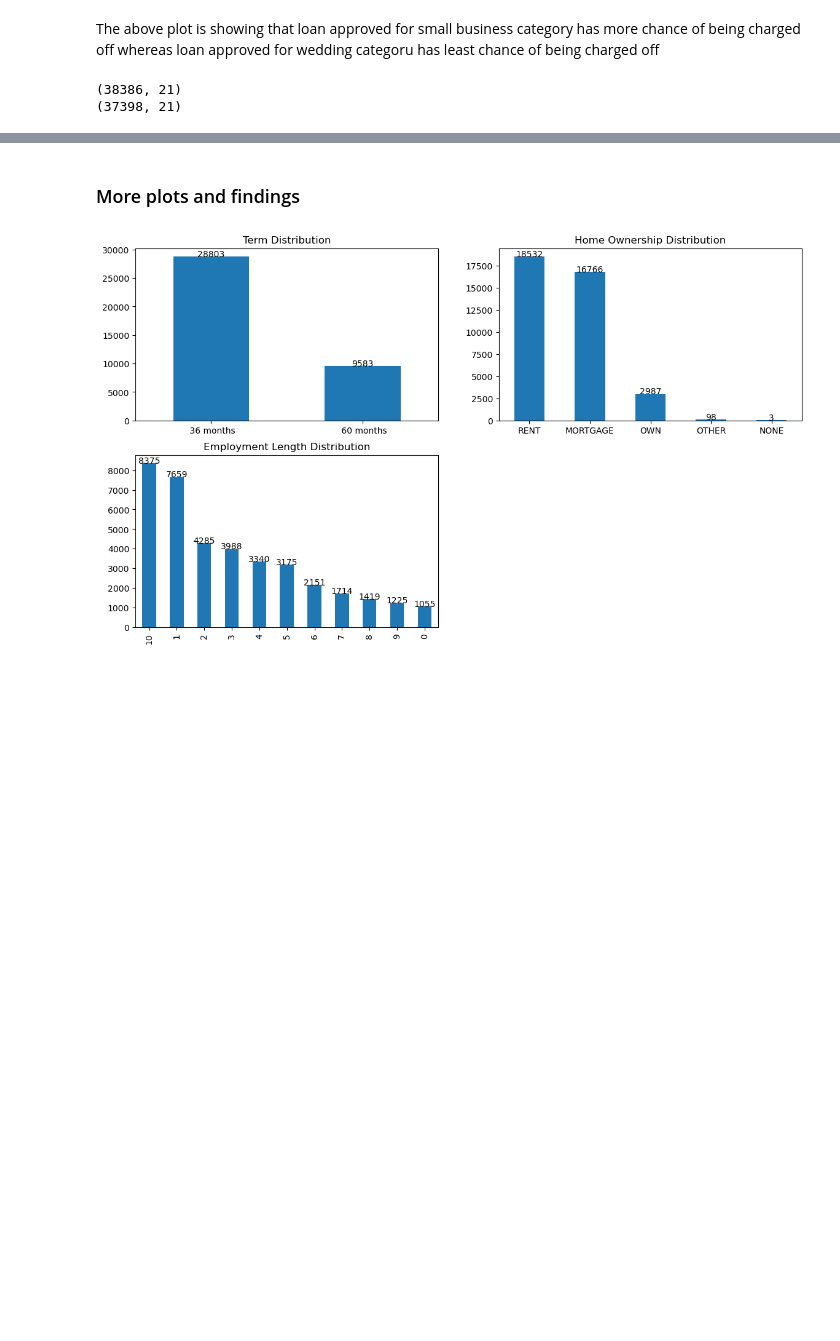
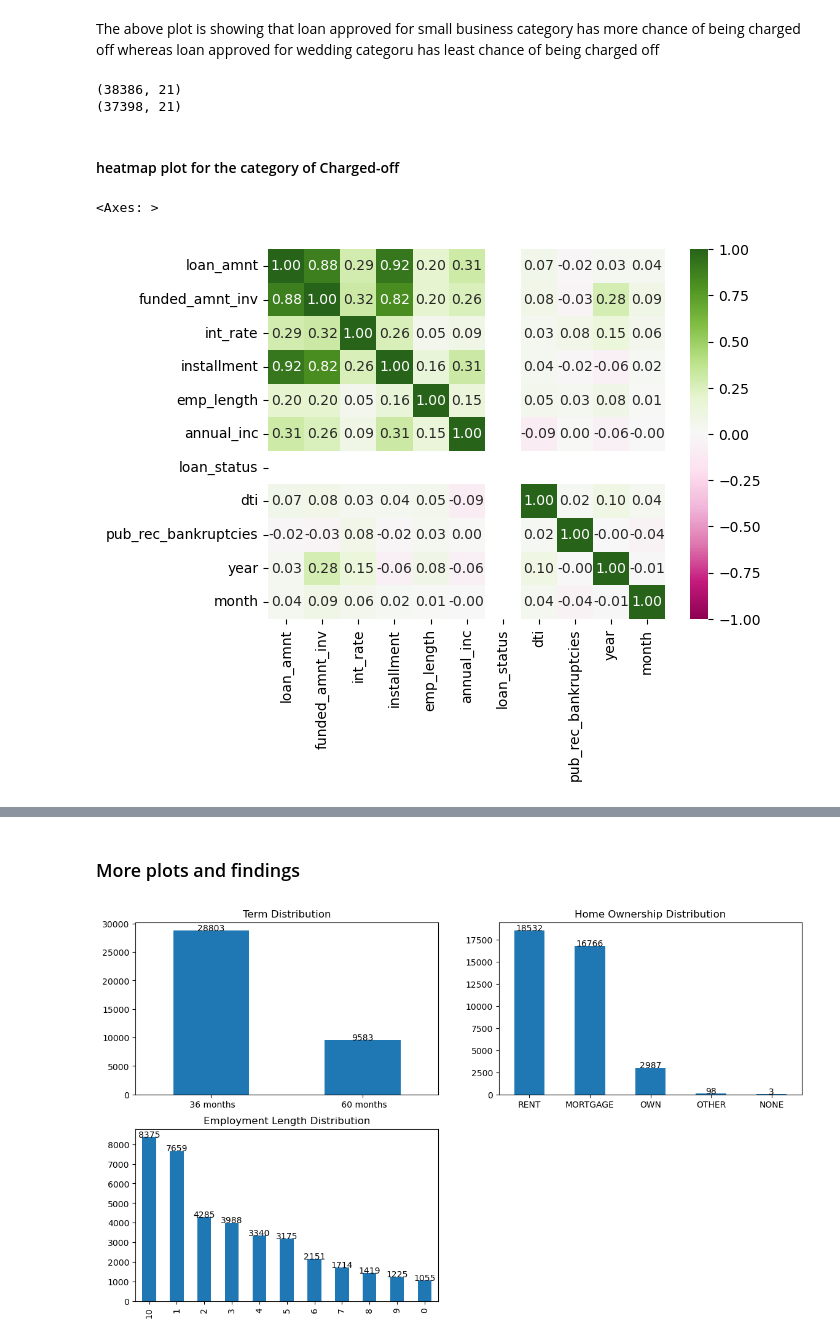
Before and after one commit to alokkmukherji/LendingClubCaseStudy, a Jupyter notebook: C54_LendingClubCaseStudy_AlokeKumarMukherjee_AkshayKachroo.ipynb, the cells around one changed output, grey strips where cells are left out. Saved outputs shown, nothing was run; the diff lists cells and outputs as text; code cells hidden in the pictures; blank space fills up the shorter version.

Commit message:
Adeed heatmap and some more segmented univariate plots in Python file. Added README also

```diff
--- a/C54_LendingClubCaseStudy_AlokeKumarMukherjee_AkshayKachroo.ipynb
+++ b/C54_LendingClubCaseStudy_AlokeKumarMukherjee_AkshayKachroo.ipynb
@@ -399,3 +399,12 @@ print(loan_df_new.shape)
 # %% [output]
 (38386, 21)
 (37398, 21)
+# %% [markdown]
+#### heatmap plot for the category of Charged-off
+# %%
+loan_df_new_charge_off = loan_df_new[loan_df_new["loan_status"]==1]
+loan_df_new_charge_off["int_rate"]
+sns.heatmap(loan_df_new_charge_off.corr(),cmap="PiYG",vmin=-1,vmax=1,center=0,annot=True,fmt=".2f")
+# %% [output]
+<Axes: >
+[figure, added]
```
Also changed, not shown: parts of 12 cells of this notebook, 1 other file.
